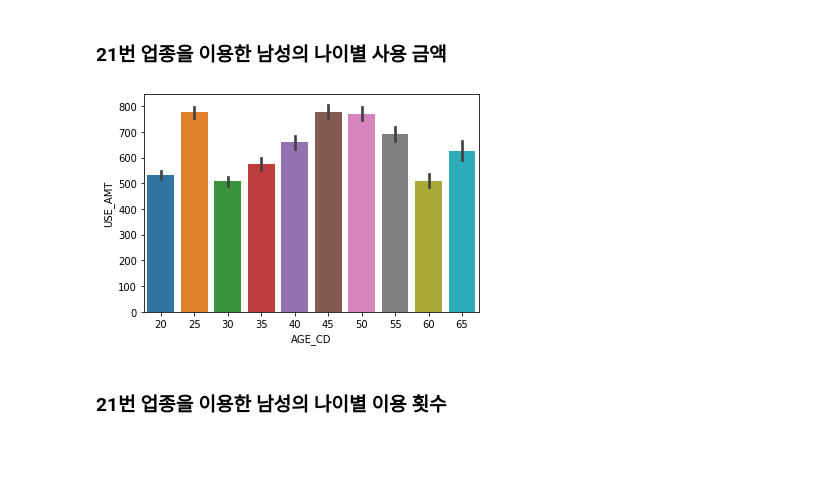
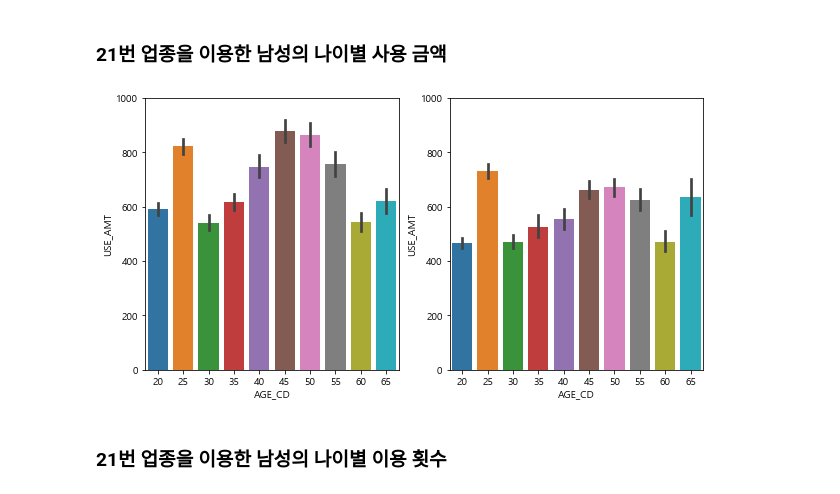
Before and after one commit to mintaewon/taewon, a Jupyter notebook: bigcontest/card.ipynb, the cells around one changed output. Drawn from its saved outputs; the diff is of its cells as text; code cells hidden in the pictures; blank space fills up the shorter version.

```diff
--- a/bigcontest/card.ipynb
+++ b/bigcontest/card.ipynb
@@ -310,11 +349,18 @@ dt_card_resident[(dt_card_resident['MCT_CAT_CD'] == 21) & (dt_card_resident['SEX
 # %%
-data_21M = dt_card_resident[(dt_card_resident['MCT_CAT_CD'] == 21) & (dt_card_resident['SEX_CD'] == 'M')]
+data_2019_21M = dt_card_resident[(dt_card_resident['MCT_CAT_CD'] == 21) & (dt_card_resident['SEX_CD'] == 'M') & (dt_card_resident['year'] == 2019)]
+data_2020_21M = dt_card_resident[(dt_card_resident['MCT_CAT_CD'] == 21) & (dt_card_resident['SEX_CD'] == 'M') & (dt_card_resident['year'] == 2020)]
 # %% [markdown]
 ### 21번 업종을 이용한 남성의 나이별 사용 금액
-# %%
-sns.barplot(data = data_21M, x='AGE_CD', y='USE_AMT')
-plt.show()
-# %% [output]
-[figure, removed]
+# %%
+plt.figure(figsize=(10,5))
+plt.subplot(121)
+sns.barplot(data = data_2019_21M, x='AGE_CD', y='USE_AMT')
+plt.ylim(0,1000)
+plt.subplot(122)
+sns.barplot(data = data_2020_21M, x='AGE_CD', y='USE_AMT')
+plt.ylim(0,1000)
+plt.show()
+# %% [output]
+[figure, added]
 # %% [markdown]
 ### 21번 업종을 이용한 남성의 나이별 이용 횟수
```
Also changed, not shown: parts of 17 cells of this notebook, 2 other files.
